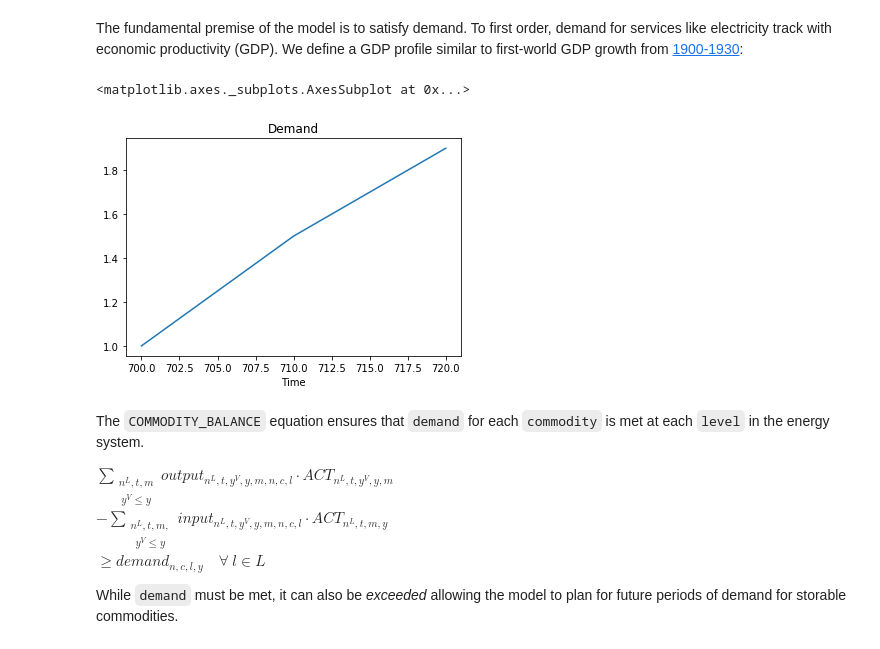
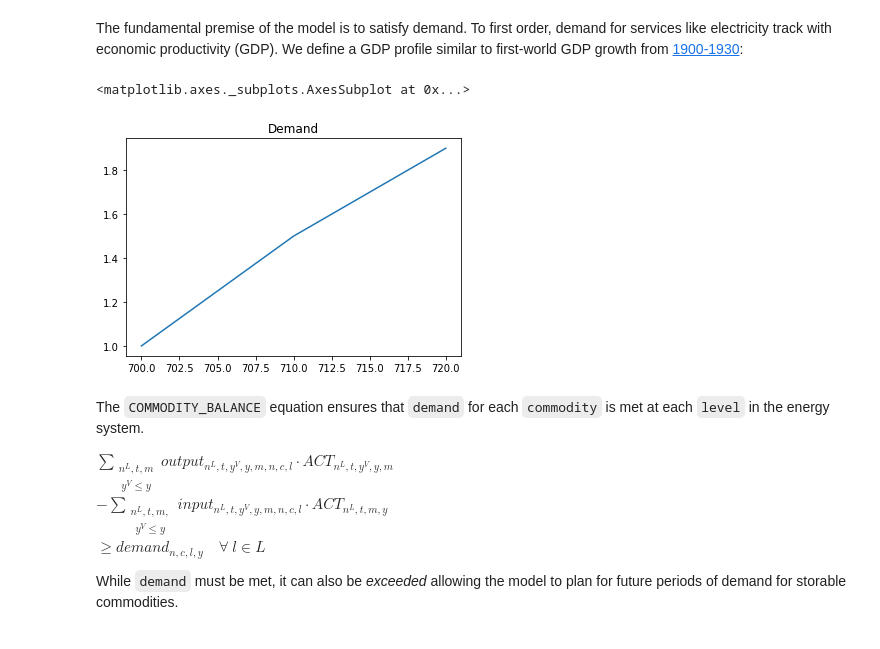
Before and after one commit to danielhuppmann/ene-present.github.io, a Jupyter notebook: cnrs-2018/westeros.ipynb, the cells around one changed output. Saved outputs shown, nothing was run; the diff lists cells and outputs as text; code cells hidden in the pictures.

```diff
--- a/cnrs-2018/westeros.ipynb
+++ b/cnrs-2018/westeros.ipynb
@@ -123,12 +123,11 @@ scenario.add_set("mode", "standard")
 # %% [markdown]
 The fundamental premise of the model is to satisfy demand. To first order, demand for services like electricity track with economic productivity (GDP). We define a GDP profile similar to first-world GDP growth from [1900-1930](https://en.wikipedia.org/wiki/List_of_regions_by_past_GDP):
 # %%
-gdp_profile = pd.Series([1., 1.5, 1.9],
-                        index=pd.Index(model_horizon, name='Time'))
+gdp_profile = pd.Series([1., 1.5, 1.9], index=model_horizon)
 gdp_profile.plot(title='Demand')
 # %% [output]
 <matplotlib.axes._subplots.AxesSubplot at 0x...>
-[figure, old version]
+[figure, new version]
 # %% [markdown]
 The `COMMODITY_BALANCE` equation ensures that `demand` for each `commodity` is met at each `level` in the energy system.
 
```
Also changed, not shown: parts of 11 cells of this notebook, 1 other file.
